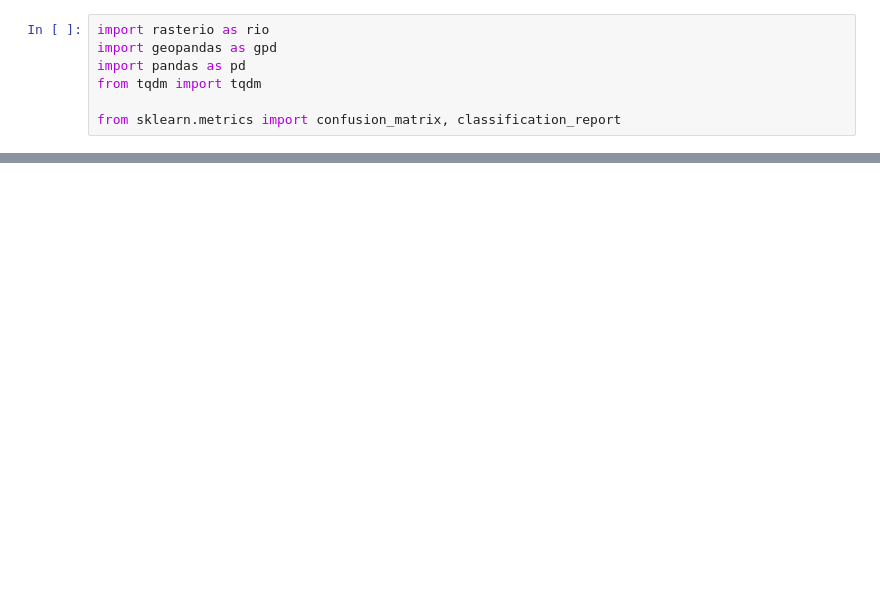
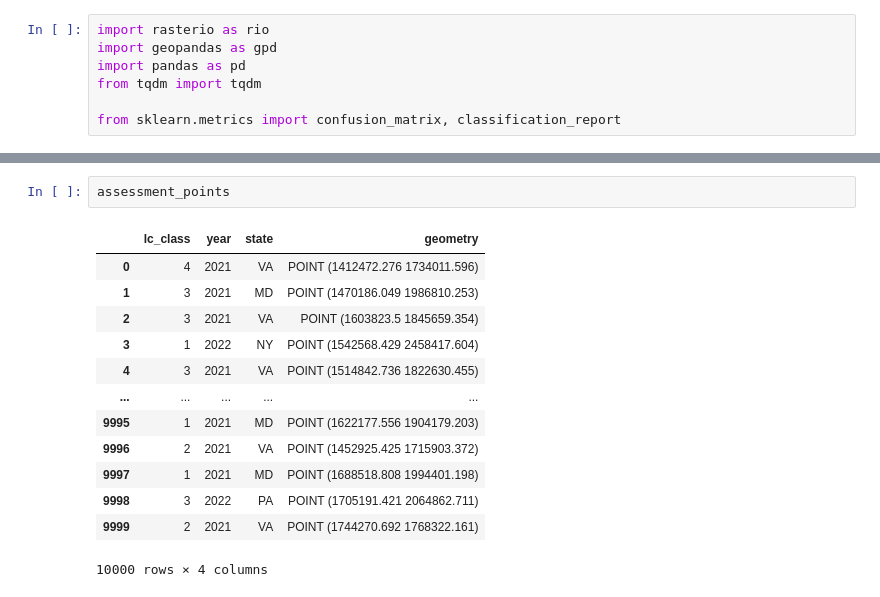
Before and after one commit to DakotaHester/s2flow, a Jupyter notebook: notebooks/lc_accuracy_assessment.ipynb, the cells around one changed output, grey strips where cells are left out. Drawn from its saved outputs; the diff is of its cells as text; blank space fills up the shorter version.

```diff
--- a/notebooks/lc_accuracy_assessment.ipynb
+++ b/notebooks/lc_accuracy_assessment.ipynb
@@ -47,6 +50,22 @@ for (mgrs_code, year), group in tqdm(grouped, desc="Processing Tiles"):
 
 
 assessment_points_final = pd.concat(results).sort_index()
+# %%
+assessment_points
+# %% [output]
+|  | lc_class | year | state | geometry |
+| 0 | 4 | 2021 | VA | POINT (1412472.276 1734011.596) |
+| 1 | 3 | 2021 | MD | POINT (1470186.049 1986810.253) |
+| 2 | 3 | 2021 | VA | POINT (1603823.5 1845659.354) |
+| 3 | 1 | 2022 | NY | POINT (1542568.429 2458417.604) |
+| 4 | 3 | 2021 | VA | POINT (1514842.736 1822630.455) |
+| ... | ... | ... | ... | ... |
+| 9995 | 1 | 2021 | MD | POINT (1622177.556 1904179.203) |
+| 9996 | 2 | 2021 | VA | POINT (1452925.425 1715903.372) |
+| 9997 | 1 | 2021 | MD | POINT (1688518.808 1994401.198) |
+| 9998 | 3 | 2022 | PA | POINT (1705191.421 2064862.711) |
+| 9999 | 2 | 2021 | VA | POINT (1744270.692 1768322.161) |
+10000 rows × 4 columns
 # %%
 assessment_points_final['pred_lc_class'].value_counts()
 
```
Also changed, not shown: parts of 3 cells of this notebook, 4 other files.
